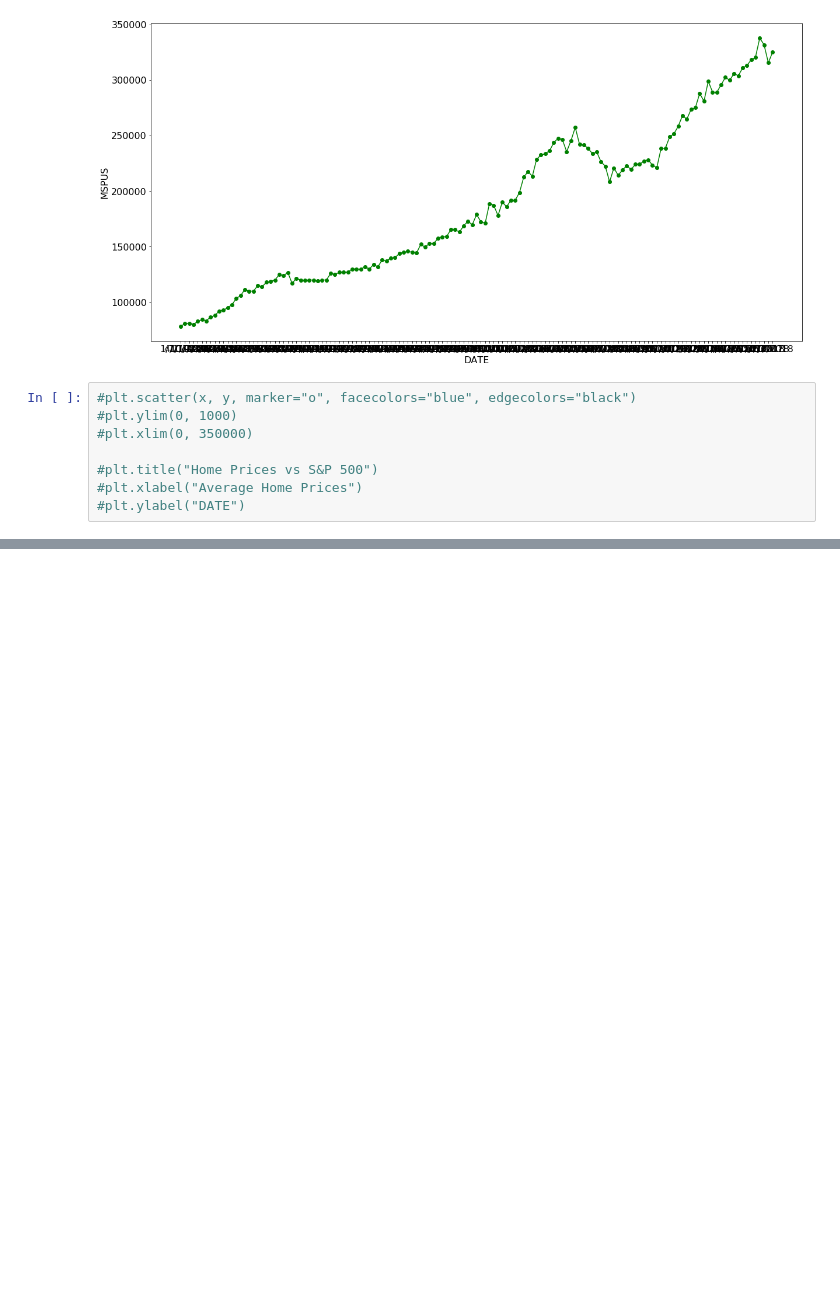
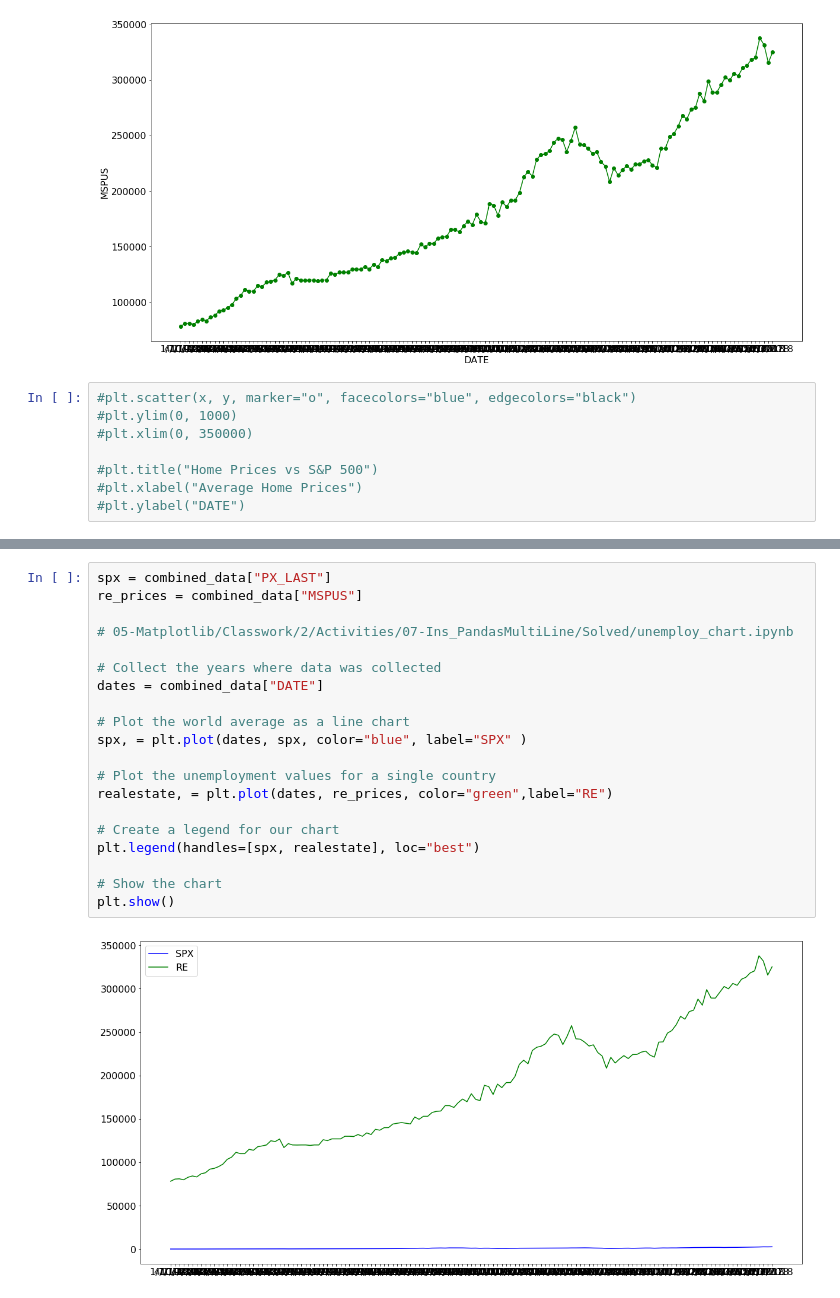
Before and after one commit to tmcbeth/Project-1---Group-3, a Jupyter notebook: REvsIndices.ipynb, the cells around one changed output, grey strips where cells are left out. Saved outputs shown, nothing was run; the diff lists cells and outputs as text; blank space fills up the shorter version.

```diff
--- a/REvsIndices.ipynb
+++ b/REvsIndices.ipynb
@@ -97 +96,23 @@ plt.show()
 [figure]
+# %%
+spx = combined_data["PX_LAST"]
+re_prices = combined_data["MSPUS"]
+
+# 05-Matplotlib/Classwork/2/Activities/07-Ins_PandasMultiLine/Solved/unemploy_chart.ipynb
+
+# Collect the years where data was collected
+dates = combined_data["DATE"]
+
+# Plot the world average as a line chart
+spx, = plt.plot(dates, spx, color="blue", label="SPX" )
+
+# Plot the unemployment values for a single country
+realestate, = plt.plot(dates, re_prices, color="green",label="RE")
+
+# Create a legend for our chart
+plt.legend(handles=[spx, realestate], loc="best")
+
+# Show the chart
+plt.show()
+# %% [output]
+[figure, added]
```
Also changed, not shown: parts of 1 cell of this notebook, 2 other files.
